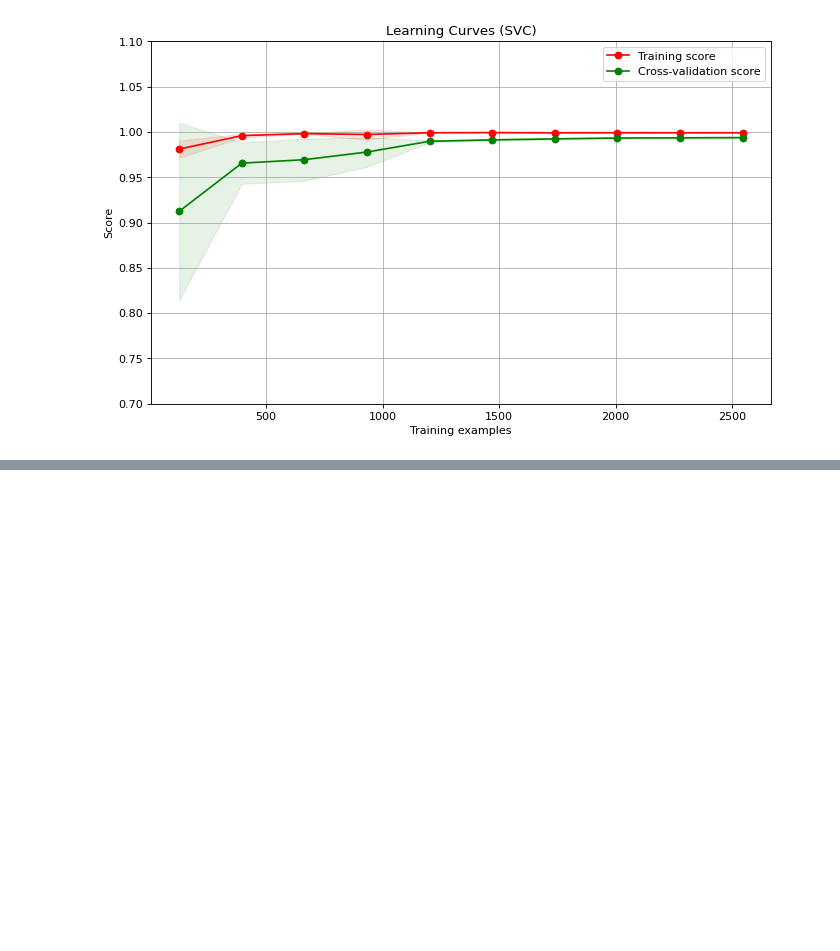
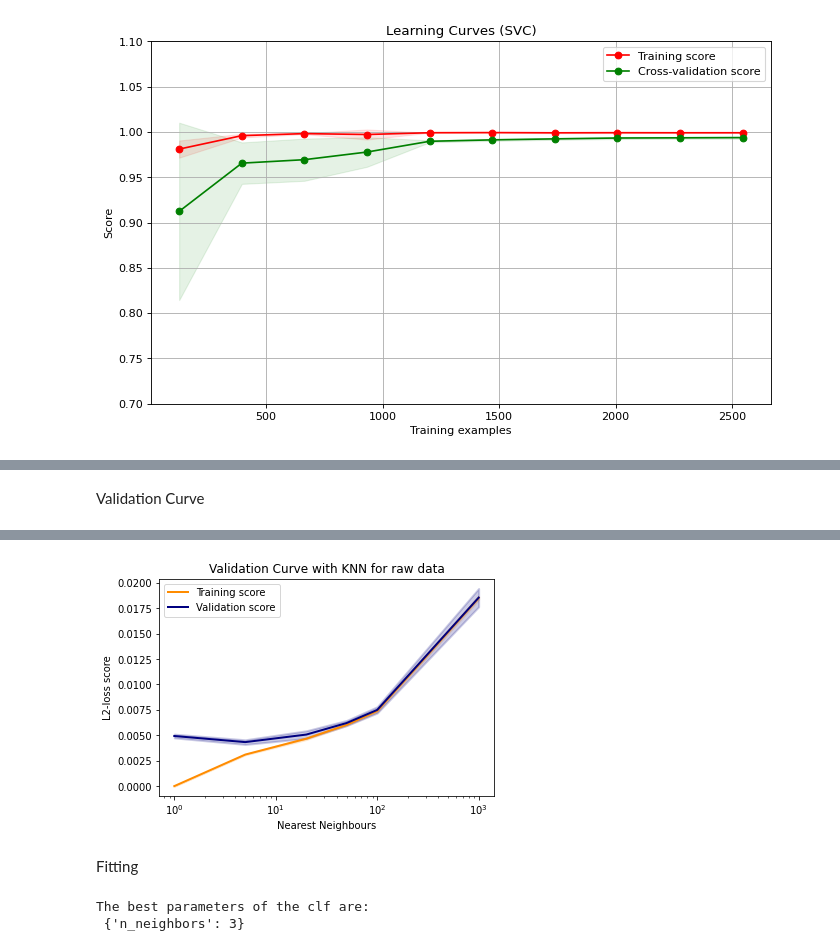
Before and after one commit to Amirosein/AGB-stars-ML-project, a Jupyter notebook: Milestone2/AGB_Project_2.ipynb, the cells around one changed output, grey strips where cells are left out. Drawn from its saved outputs; the diff is of its cells as text; code cells hidden in the pictures; blank space fills up the shorter version.

```diff
--- a/Milestone2/AGB_Project_2.ipynb
+++ b/Milestone2/AGB_Project_2.ipynb
@@ -407,0 +577,37 @@ plot_learning_curve(estimator, title, X_ps, Y_O.values.ravel(), ylim=(0.7, 1.1),
+# %% [markdown]
+Validation Curve
+# %%
+param_range = [1,5,20,50,100,1000]
+k_list = param_range
+train_scores, valid_scores = validation_curve(KNeighborsClassifier(), X, Y,
+                                              param_name="n_neighbors",
+                                              param_range=param_range , cv=5,
+                                              scoring = 'neg_mean_squared_error',
+                                              verbose=1, n_jobs=-1
+                                             )
+
+train_scores_mean = - np.mean(train_scores, axis=1)
+train_scores_std = np.std(train_scores, axis=1)
+valid_scores_mean = - np.mean(valid_scores, axis=1)
+valid_scores_std = np.std(valid_scores, axis=1)
+
+xlabel = 'Nearest Neighbours'
+ylabel = 'L2-loss score'
+
+plt_title = 'Validation Curve with KNN for raw data'
+
+fig = plt.figure()
+ax = fig.add_subplot(111, xlabel=xlabel, ylabel=ylabel, title=plt_title)
+plt.semilogx(k_list, train_scores_mean, label="Training score",
+             color="darkorange", lw=2)
+plt.fill_between(k_list, train_scores_mean - train_scores_std,
+                 train_scores_mean + train_scores_std, alpha=0.2,
+                 color="darkorange", lw=2)
+plt.semilogx(k_list, valid_scores_mean, label="Validation score",
+             color="navy", lw=2)
+plt.fill_between(k_list, valid_scores_mean - valid_scores_std,
+                 valid_scores_mean + valid_scores_std, alpha=0.2,
+                 color="navy", lw=2)
+plt.legend(loc="best")
+plt.show()
+# %% [output]
@@ -407,0 +616,13 @@ plot_learning_curve(estimator, title, X_ps, Y_O.values.ravel(), ylim=(0.7, 1.1),
+[figure, added]
+# %% [markdown]
+Fitting
+# %%
+clf = KNeighborsClassifier()
+
+params = {'n_neighbors': [1,3,5,10,20,100]}
+x_train, x_test, y_train, y_test= train_test_split(X_standard, Y_O.values.ravel(), test_size=0.2, random_state=42)
+
+gclf = grid_search_KNN(clf, x_train, y_train, params)
+# %% [output]
+The best parameters of the clf are:
+ {'n_neighbors': 3}
```
Also changed, not shown: parts of 29 cells of this notebook.
